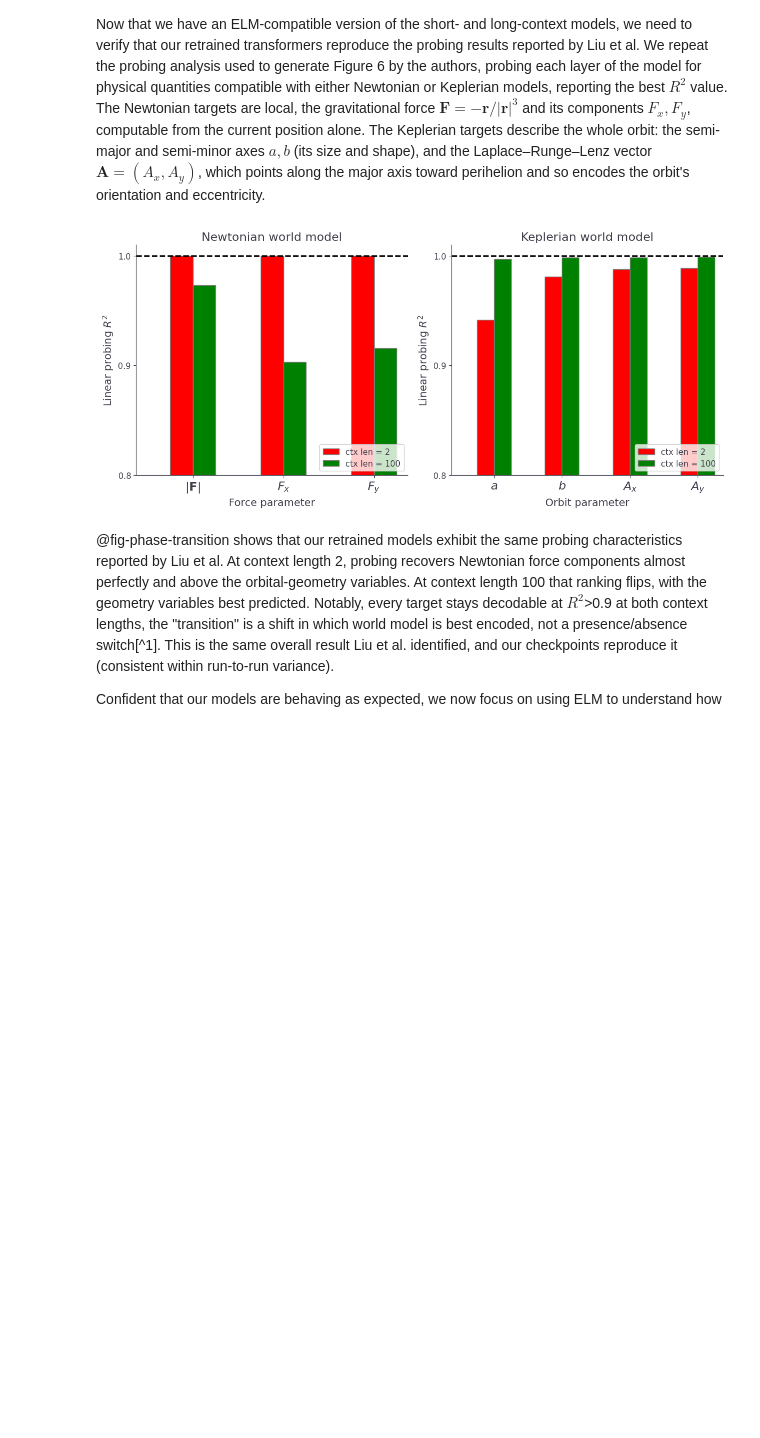
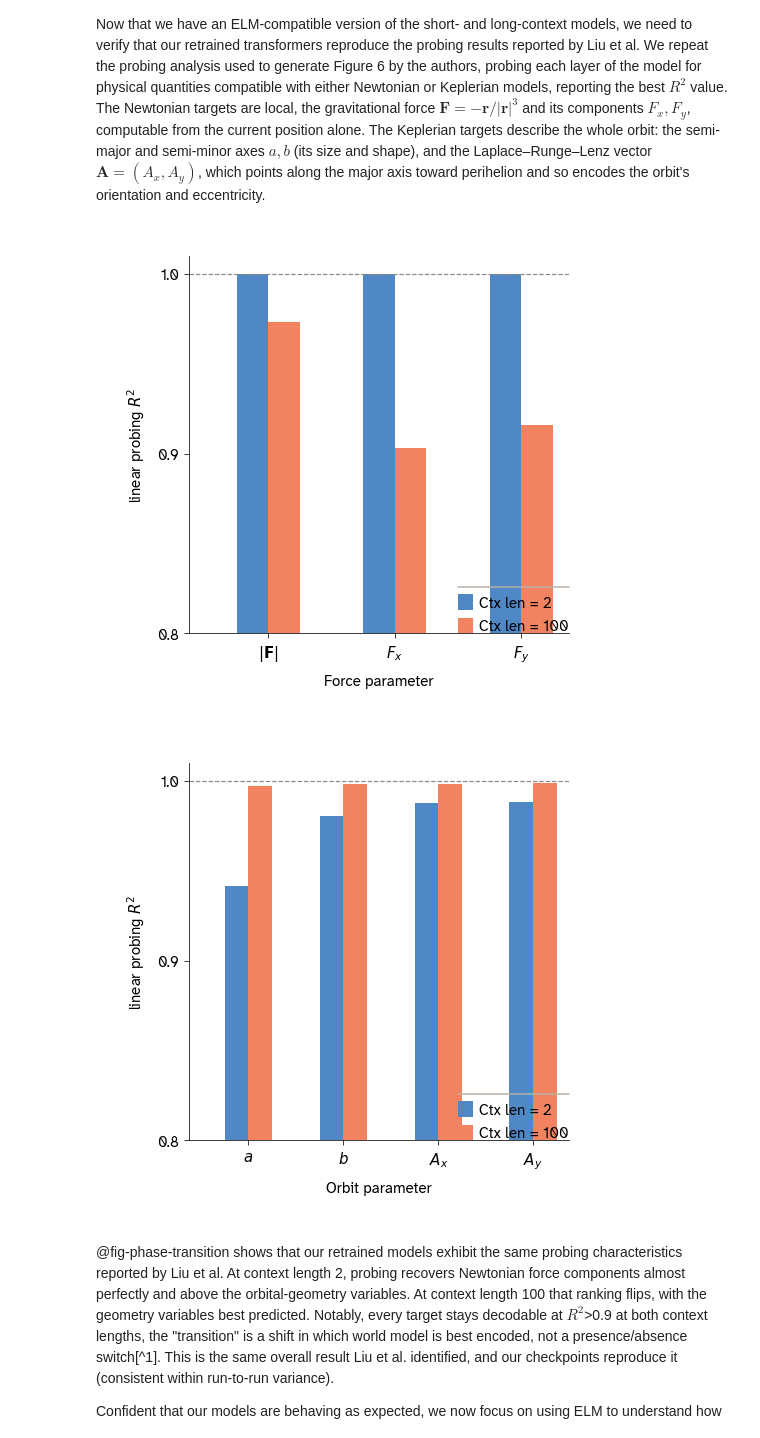
Before and after one commit to Arcadia-Science/world-model-orbits, a Jupyter notebook: index.ipynb, the cells around one changed output. Drawn from its saved outputs; the diff is of its cells as text; code cells hidden in the pictures; blank space fills up the shorter version.

```diff
--- a/index.ipynb
+++ b/index.ipynb
@@ -194,38 +226,45 @@ plt.show()
 Now that we have an ELM-compatible version of the short- and long-context models, we need to verify that our retrained transformers reproduce the probing results reported by Liu et al. We repeat the probing analysis used to generate Figure 6 by the authors, probing each layer of the model for physical quantities compatible with either Newtonian or Keplerian models, reporting the best $R^2$ value. The Newtonian targets are local, the gravitational force $\mathbf F = -\mathbf r/|\mathbf r|^3$ and its components $F_x, F_y$, computable from the current position alone. The Keplerian targets describe the whole orbit: the semi-major and semi-minor axes $a, b$ (its size and shape), and the Laplace–Runge–Lenz vector $\mathbf A = (A_x, A_y)$, which points along the major axis toward perihelion and so encodes the orbit's orientation and eccentricity.
 # %%
 #| label: fig-phase-transition
-#| fig-cap: "Best-layer linear-probing R^2 at the last position, for context length 2 (red) and context length 100 (green). Left: the Newtonian targets, force magnitude |F| and its components F_x and F_y. Right: the Keplerian targets, the semi-major and semi-minor axes a and b and the two components of the Laplace-Runge-Lenz vector."
+#| fig-cap: "Best-layer linear-probing R^2 at the last position, for context length 2 and context length 100."
+#| fig-subcap:
+#|   - "Newtonian targets: force magnitude |F| and its components F_x and F_y."
+#|   - "Keplerian targets: the semi-major and semi-minor axes a and b, and the two components of the Laplace-Runge-Lenz vector."
+#| layout-ncol: 2
 #| code-fold: true
 from analysis.data import load_trajectories, load_orbital_params
 from analysis.probing import probe_model, best_r2
 
 with contextlib.redirect_stdout(io.StringIO()):
     trajs    = np.asarray(load_trajectories(DATA_DIR, num_trajectories_needed=NUM_TRAJ))
     o_params = load_orbital_params(DATA_DIR, num_trajectories_needed=NUM_TRAJ)
     newton_2,   kepler_2   = probe_model(model_bs2,   trajs, o_params, 2,   n_probe=1000, seed=SEED)
     newton_100, kepler_100 = probe_model(model_bs100, trajs, o_params, 100, n_probe=1000, seed=SEED)
 
 NEWTON = [('F_magnitude', r'$|\mathbf{F}|$'), ('Fx', r'$F_x$'), ('Fy', r'$F_y$')]
 KEPLER = [('a', r'$a$'), ('b', r'$b$'), ('LRL_x', r'$A_x$'), ('LRL_y', r'$A_y$')]
 
-fig, axes = plt.subplots(1, 2, figsize=(12, 5.5))
-for ax, (title, xlabel, items, p2, p100) in zip(axes, [
-        ('Newtonian world model', 'Force parameter', NEWTON, newton_2, newton_100),
-        ('Keplerian world model', 'Orbit parameter', KEPLER, kepler_2, kepler_100)]):
+PANEL = apc.mpl.FIGURE_SIZES_IN_INCHES['half_square']
+for xlabel, items, p2, p100 in [
+        ('force parameter', NEWTON, newton_2, newton_100),
+        ('orbit parameter', KEPLER, kepler_2, kepler_100)]:
     targets = [t for t, _ in items]; ticklab = [l for _, l in items]
     r2_2   = [best_r2(p2,   t) for t in targets]
     r2_100 = [best_r2(p100, t) for t in targets]
     bw = 0.25; br1 = np.arange(len(targets))
-    b1 = ax.bar(br1,      r2_2,   bw, color='r', edgecolor='grey', label='ctx len = 2')
-    b2 = ax.bar(br1 + bw, r2_100, bw, color='g', edgecolor='grey', label='ctx len = 100')
-    ax.plot([-0.5, len(targets) - 0.5], [1, 1], '--', color='black', lw=2)
+    fig, ax = plt.subplots(figsize=PANEL)
+    ax.bar(br1,      r2_2,   bw, color=ARC_VIBE,  label='ctx len = 2')
+    ax.bar(br1 + bw, r2_100, bw, color=ARC_CORAL, label='ctx len = 100')
+    ax.axhline(1, ls='--', color=ARC_DIAG, lw=1.2)
     ax.set_xlim(-0.5, len(targets) - 0.5); ax.set_ylim(0.8, 1.01); ax.set_yticks([0.8, 0.9, 1.0])
-    ax.set_xticks(br1 + 0.5 * bw); ax.set_xticklabels(ticklab, fontsize=16)
-    ax.set_xlabel(xlabel, fontsize=14); ax.set_ylabel(r'Linear probing $R^2$', fontsize=14)
-    ax.set_title(title, fontsize=16); ax.legend(handles=[b1, b2], fontsize=11, loc='lower right')
-fig.tight_layout(); plt.show()
+    ax.set_xticks(br1 + 0.5 * bw); ax.set_xticklabels(ticklab)
+    ax.set_xlabel(xlabel); ax.set_ylabel(r'linear probing $R^2$')
+    ax.legend(loc='lower right', frameon=False)
+    apc.mpl.style_plot(ax)
+    plt.show()
 # %% [output]
-[figure, old version]
+[figure, new version]
+[figure, added]
 # %% [markdown]
 @fig-phase-transition shows that our retrained models exhibit the same probing characteristics reported by Liu et al. At context length 2, probing recovers Newtonian force components almost perfectly and above the orbital-geometry variables. At context length 100 that ranking flips, with the geometry variables best predicted. Notably, every target stays decodable at $R^2$>0.9 at both context lengths, the "transition" is a shift in which world model is best encoded, not a presence/absence switch[^1]. This is the same overall result Liu et al. identified, and our checkpoints reproduce it (consistent within run-to-run variance).
 
```
Also changed, not shown: parts of 17 cells of this notebook, 3 other files.
